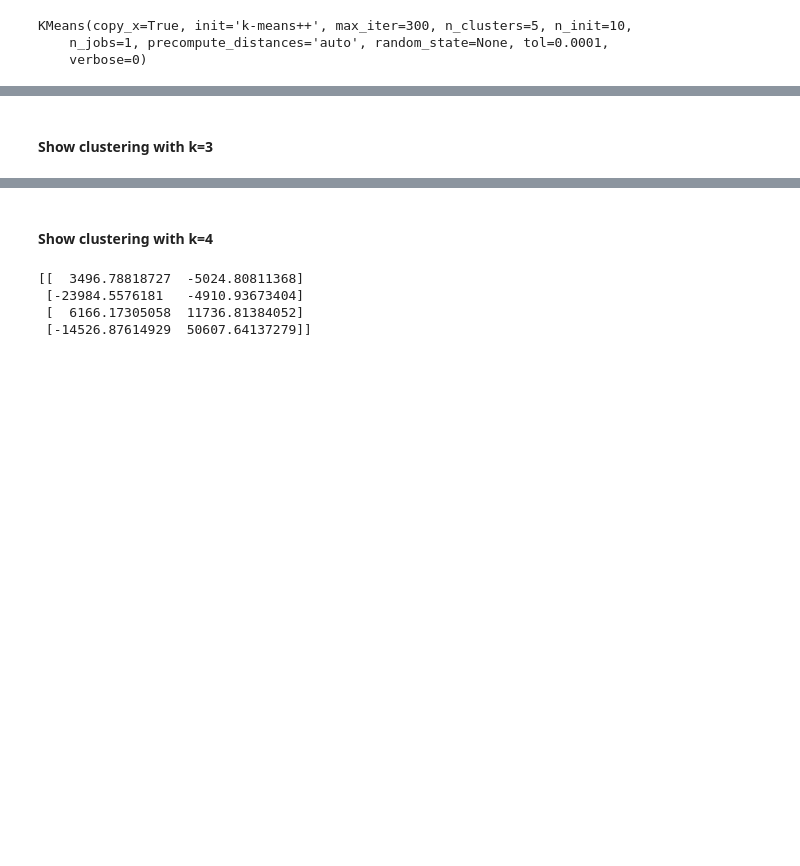
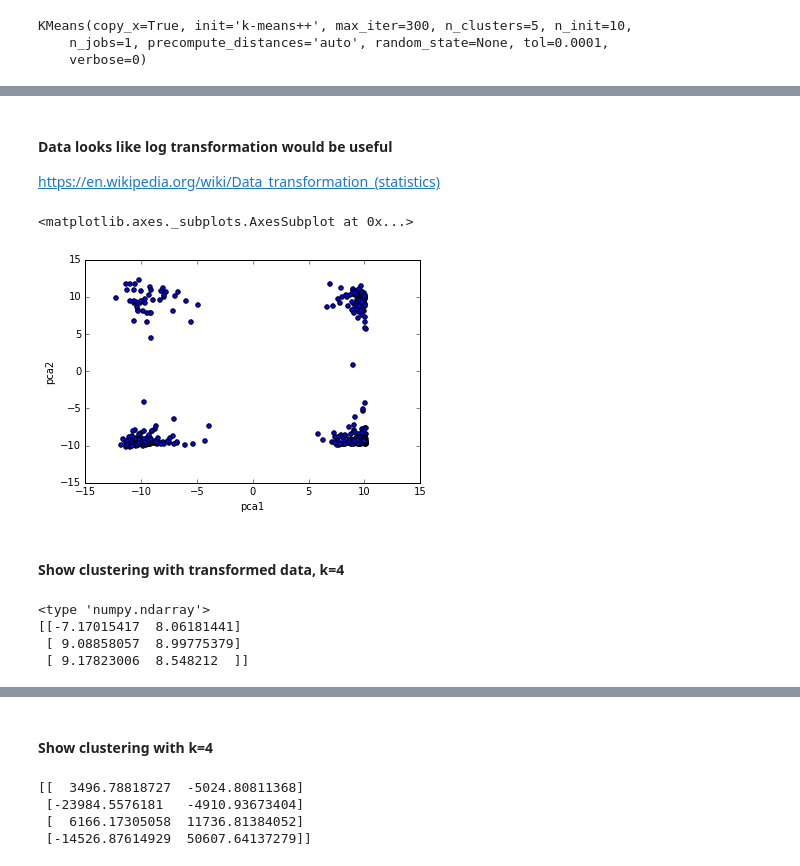
Before and after one commit to kcbighuge/p3-customer-segments, a Jupyter notebook: customer_segments.ipynb, the cells around one changed output, grey strips where cells are left out. Cells and saved outputs as stored; diff of their text form; code cells hidden in the pictures; blank space fills up the shorter version.

Commit message:
add log transformation

```diff
--- a/customer_segments.ipynb
+++ b/customer_segments.ipynb
@@ -249,4 +275,25 @@ plt.show()
+# %% [markdown]
+#### Data looks like log transformation would be useful
+https://en.wikipedia.org/wiki/Data_transformation_(statistics)
+# %%
+test_data = pd.DataFrame(reduced_data, columns = ['a', 'b'])
+test_data.loc[:, 'pca1'] = np.arcsinh(test_data.a)
+test_data.loc[:, 'pca2'] = np.arcsinh(test_data.b)
+test_data.plot(kind='scatter', x='pca1', y='pca2')
+# %% [output]
+<matplotlib.axes._subplots.AxesSubplot at 0x...>
+[figure, added]
 # %% [markdown]
-#### Show clustering with k=3
+#### Show clustering with transformed data, k=4
+# %%
+## new data to cluster and plot
+trans_data = test_data.values[:,2:]
+print type(trans_data)
+print trans_data[:3]
+# %% [output]
+<type 'numpy.ndarray'>
+[[-7.17015417  8.06181441]
+ [ 9.08858057  8.99775379]
+ [ 9.17823006  8.548212  ]]
 # %%
 # fit data with different number of clusters
```
Also changed, not shown: parts of 12 cells of this notebook.
